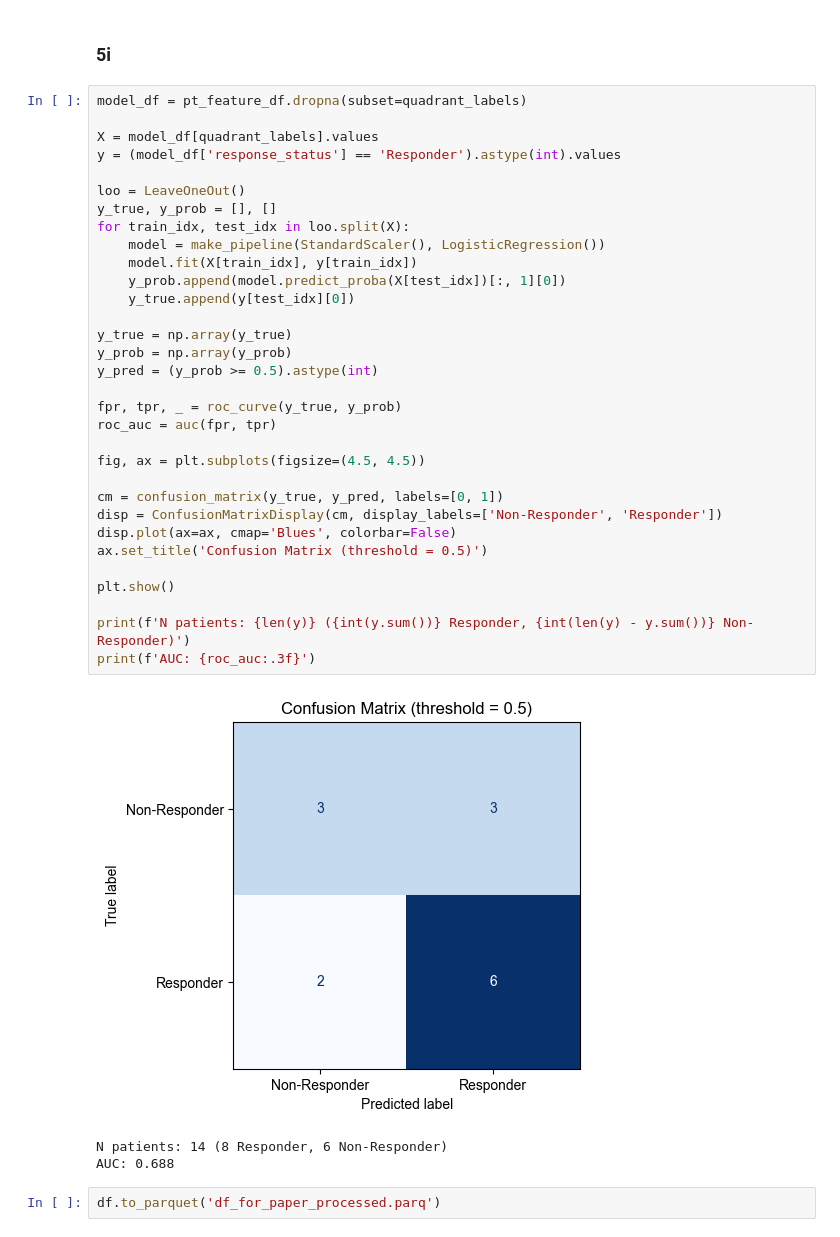
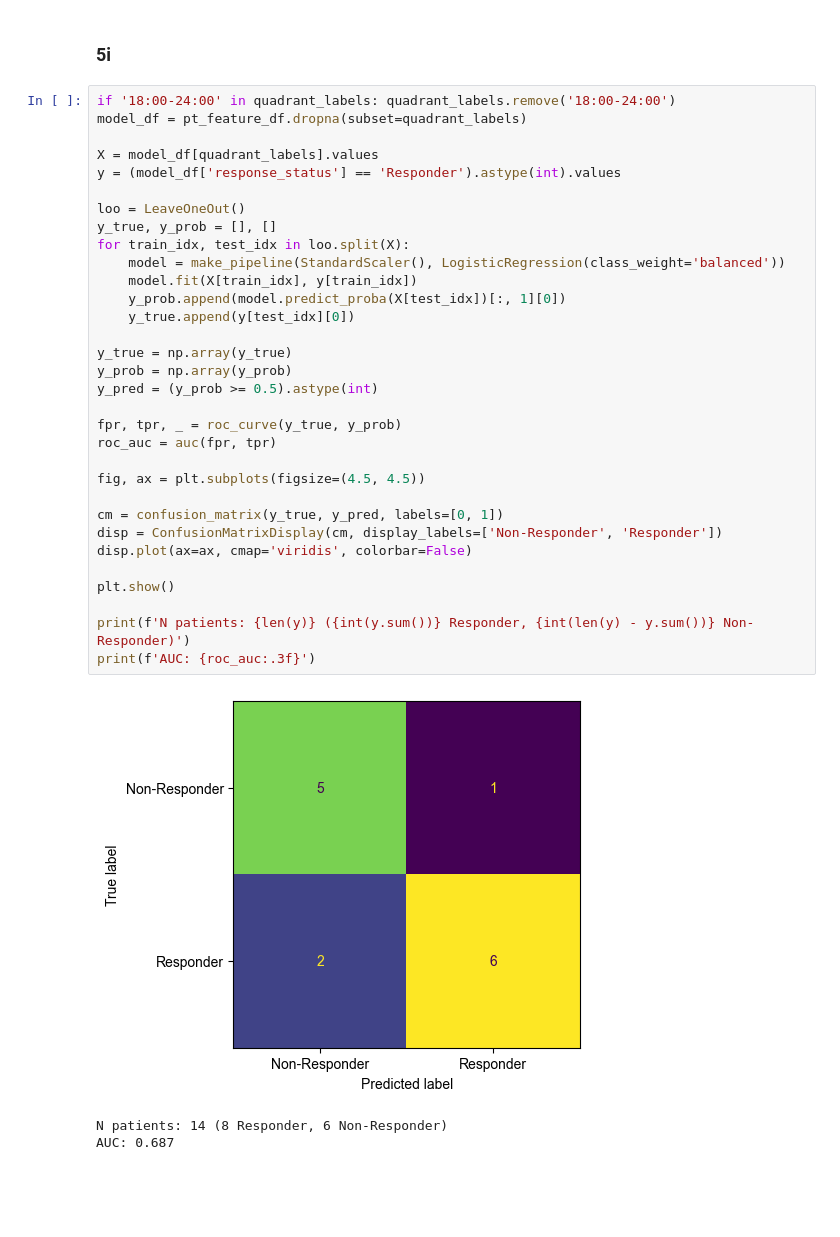
Before and after one commit to ProvenzaLab/PerceptPredictability, a Jupyter notebook: process_data.ipynb, the cells around one changed output. Cells and saved outputs as stored; diff of their text form; blank space fills up the shorter version.

```diff
--- a/process_data.ipynb
+++ b/process_data.ipynb
@@ -1967,40 +2028,38 @@ Quadrant (18, 0): p = 0.738, asterisk_str = n.s.
 # %% [markdown]
 ### 5i
 # %%
+if '18:00-24:00' in quadrant_labels: quadrant_labels.remove('18:00-24:00')
 model_df = pt_feature_df.dropna(subset=quadrant_labels)
 
 X = model_df[quadrant_labels].values
 y = (model_df['response_status'] == 'Responder').astype(int).values
 
 loo = LeaveOneOut()
 y_true, y_prob = [], []
 for train_idx, test_idx in loo.split(X):
-    model = make_pipeline(StandardScaler(), LogisticRegression())
+    model = make_pipeline(StandardScaler(), LogisticRegression(class_weight='balanced'))
     model.fit(X[train_idx], y[train_idx])
     y_prob.append(model.predict_proba(X[test_idx])[:, 1][0])
     y_true.append(y[test_idx][0])
 
 y_true = np.array(y_true)
 y_prob = np.array(y_prob)
 y_pred = (y_prob >= 0.5).astype(int)
 
 fpr, tpr, _ = roc_curve(y_true, y_prob)
 roc_auc = auc(fpr, tpr)
 
 fig, ax = plt.subplots(figsize=(4.5, 4.5))
 
 cm = confusion_matrix(y_true, y_pred, labels=[0, 1])
 disp = ConfusionMatrixDisplay(cm, display_labels=['Non-Responder', 'Responder'])
-disp.plot(ax=ax, cmap='Blues', colorbar=False)
-ax.set_title('Confusion Matrix (threshold = 0.5)')
+disp.plot(ax=ax, cmap='viridis', colorbar=False)
 
 plt.show()
 
 print(f'N patients: {len(y)} ({int(y.sum())} Responder, {int(len(y) - y.sum())} Non-Responder)')
 print(f'AUC: {roc_auc:.3f}')
 # %% [output]
-[figure, old version]
+[figure, new version]
 N patients: 14 (8 Responder, 6 Non-Responder)
-AUC: 0.688
+AUC: 0.687
-# %%
-df.to_parquet('df_for_paper_processed.parq')
```
Also changed, not shown: parts of 3 cells of this notebook.
